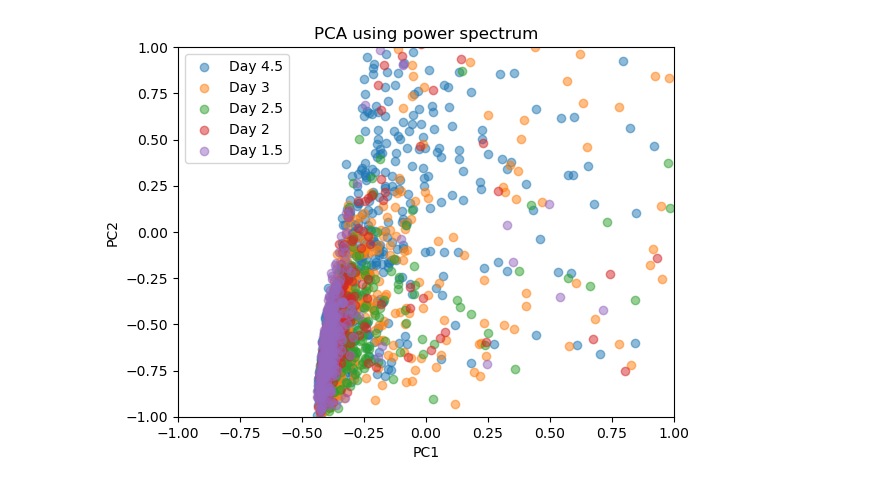
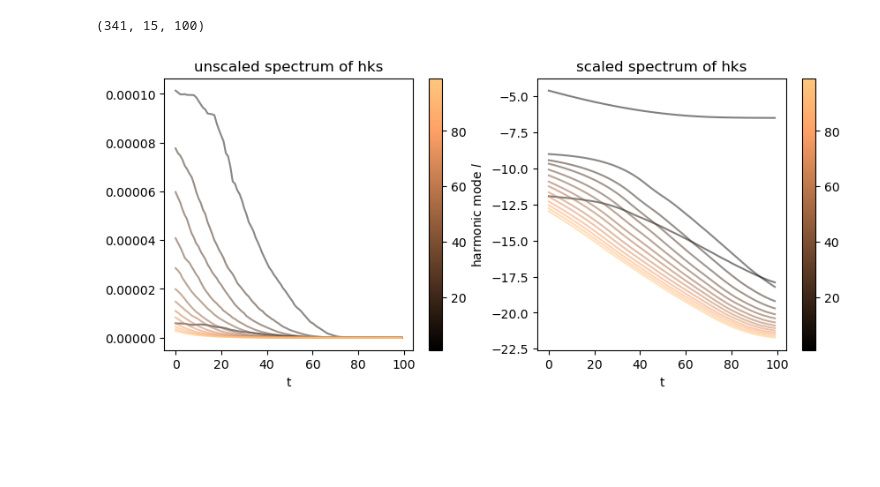
Before and after one commit to Irene-Li/SphericalHarmonics, a Jupyter notebook: pca.ipynb, the cells around one changed output. Saved outputs shown, nothing was run; the diff lists cells and outputs as text; code cells hidden in the pictures; blank space fills up the shorter version.

```diff
--- a/pca.ipynb
+++ b/pca.ipynb
@@ -186,6 +128,7 @@ times_number = np.array(times_number)
 # %%
 threshold = np.percentile(fracs, 95)
-mask = np.array(fracs) < threshold
+recon_mask = np.array(fracs) < threshold
 
-filtered_spectrums = np.array(spectrums)[mask]
-filtered_times = np.array(times_number)[mask]
+filtered_times = np.array(times)[recon_mask]
+filtered_spectrums = np.array(spectrums)[recon_mask]
+filtered_ids = np.array(ids)[recon_mask]
@@ -211,13 +135,36 @@ spectrum_pcs = pca.transform(spectrums_reshaped)
-# %%
-for t in [4.5, 3, 2.5, 2, 1.5]:
-    times_mask = (filtered_times == t)
-    plt.scatter(spectrum_pcs[:, 0][times_mask], spectrum_pcs[:, 1][times_mask], alpha=0.5, label=f'Day {t}')
-plt.legend()
-plt.xlabel('PC1')
-plt.ylabel('PC2')
-plt.xlim([-1, 1])
-plt.ylim([-1, 1])
-plt.title('PCA using power spectrum')
-plt.show()
-# %% [output]
-[figure, removed]
+# %%
+print(filtered_spectrums.shape)
+# %% [output]
+(341, 15, 100)
+# %%
+from sklearn.preprocessing import Normalizer
+
+fig, axes = plt.subplots(1, 2, figsize=(10, 4), sharex=True)
+
+rescaled_spectrums = np.zeros_like(filtered_spectrums)
+# Get the copper colormap
+copper_cmap = plt.get_cmap('copper')
+n_components = filtered_spectrums.shape[1] - 1
+scaler = Normalizer()
+
+for i in range(0, filtered_spectrums.shape[1]):
+    color = copper_cmap((i-1) / (n_components-1))  # Normalize i to [0,1] range
+    if i > 0:
+        axes[0].plot(np.median(filtered_spectrums[:, i, :], axis=0), color=color, alpha=0.5)
+    rescaled_spectrums[:, i, :] = np.log(filtered_spectrums[:, i, :])
+    axes[1].plot(np.mean(rescaled_spectrums[:, i, :], axis=0), color=color, alpha=0.5)
+
+axes[0].set_xlabel('t')
+axes[1].set_xlabel('t')
+axes[0].set_title('unscaled spectrum of hks')
+axes[1].set_title('scaled spectrum of hks')
+
+# Add colorbar
+sm = plt.cm.ScalarMappable(cmap=copper_cmap, norm=plt.Normalize(vmin=1, vmax=filtered_spectrums.shape[-1]-1))
+cbar = plt.colorbar(sm, ax=axes[1])
+cbar = plt.colorbar(sm, ax=axes[0])
+cbar.set_label(r'harmonic mode $l$')
+
+plt.show()
+# %% [output]
+[figure, added]
```
Also changed, not shown: parts of 22 cells of this notebook, 10 other files.
